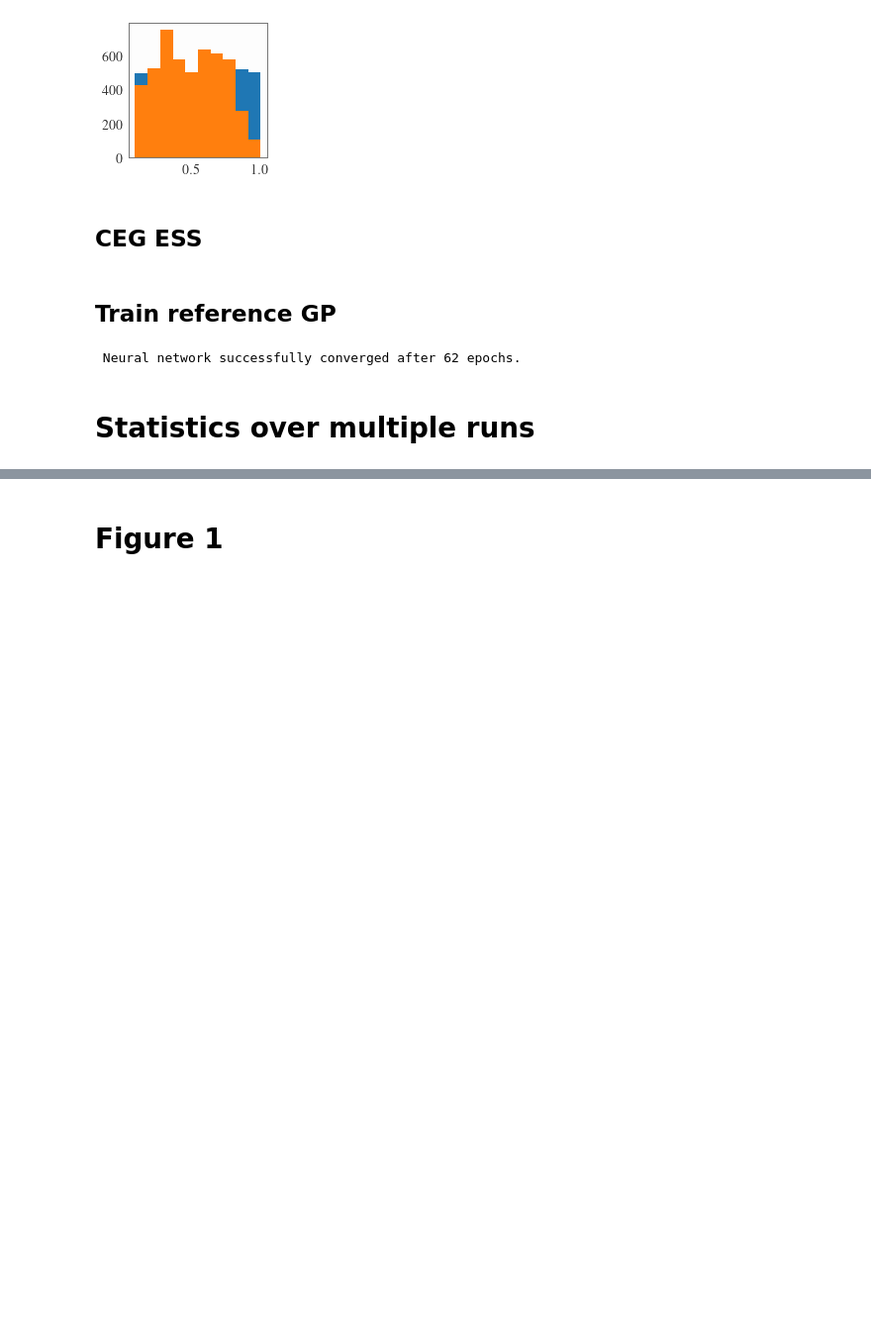
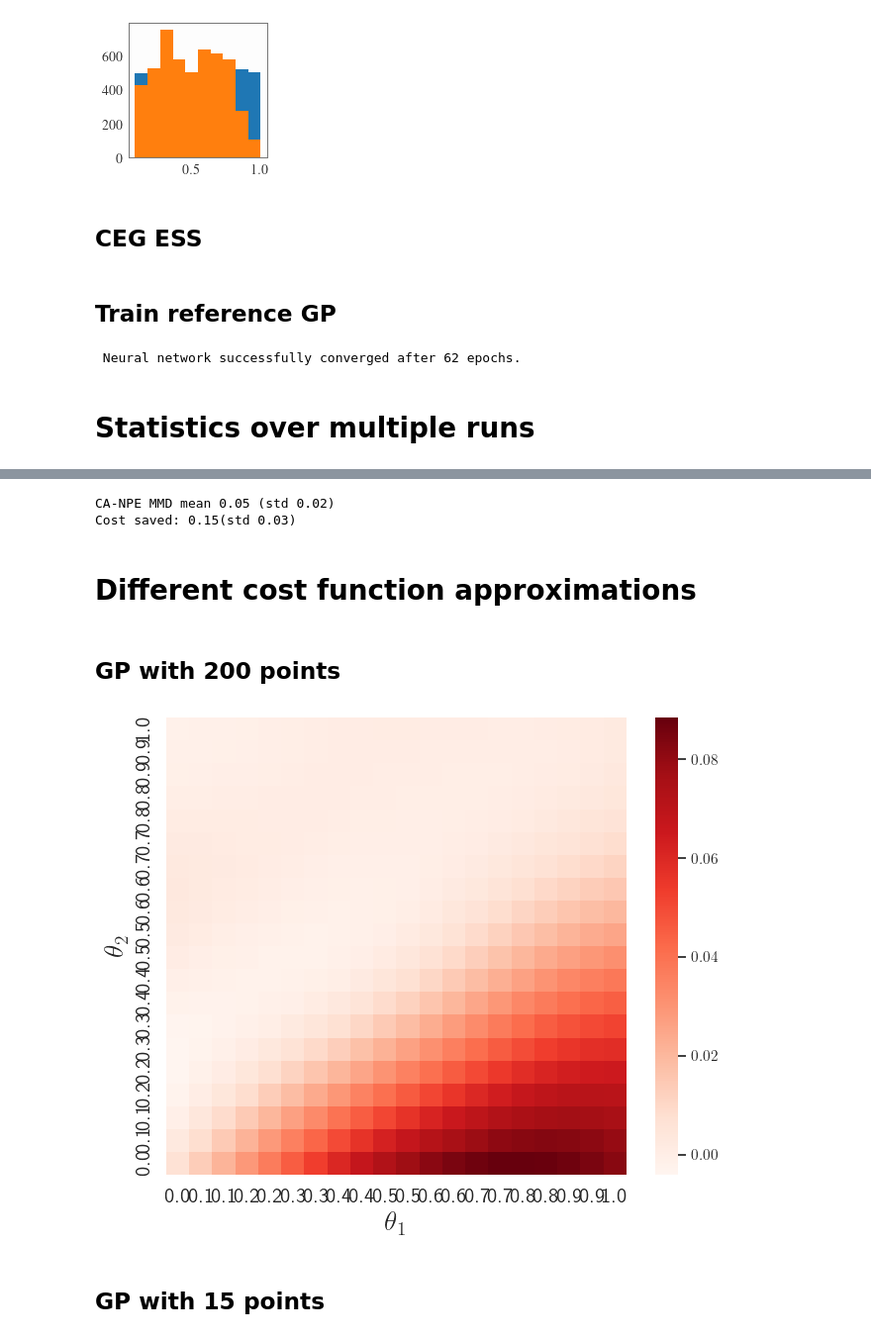
Before and after one commit to huangdaolang/cost-aware-sbi, a Jupyter notebook: TempSIR.ipynb, the cells around one changed output, grey strips where cells are left out. Shown at 99% size. Cells and saved outputs as stored; diff of their text form; code cells hidden in the pictures; blank space fills up the shorter version.

```diff
--- a/TempSIR.ipynb
+++ b/TempSIR.ipynb
@@ -402,4 +638,28 @@ get_results('2.0', 50)
 # %%
-get_results('mixture', 50)
+get_results('multiple', 100)
+# %% [output]
+CA-NPE MMD mean 0.05 (std 0.02)
+Cost saved: 0.15(std 0.03)
-# %% [markdown]
-# Figure 1
+# %% [markdown]
+# Different cost function approximations
+# %% [markdown]
+## GP with 200 points
+# %%
+cost_gp_200 = np.zeros([N, N])
+cost_gp_200 = likelihood(model(torch.tensor(theta_grid).float())).mean.reshape(N, N)
+# %%
+beta_range = np.linspace(0, 1, N)
+gamma_range = np.linspace(0, 1, N)
+sns.set(style="white")
+
+plt.figure(figsize=(7.5, 6))
+sns.heatmap(cost_gp_200.detach().numpy(), xticklabels=np.round(beta_range, 1), yticklabels=np.round(gamma_range, 1), annot=False, fmt=".2f", cmap='Reds').invert_yaxis()
+plt.xlabel('$\\theta_1$', size=20)
+plt.ylabel('$\\theta_2$', size=20)
+plt.xticks(fontsize=15)
+plt.yticks(fontsize=15)
+plt.show()
+# %% [output]
+[figure, added]
+# %% [markdown]
+## GP with 15 points
```
Also changed, not shown: parts of 47 cells of this notebook, 3 other files.
